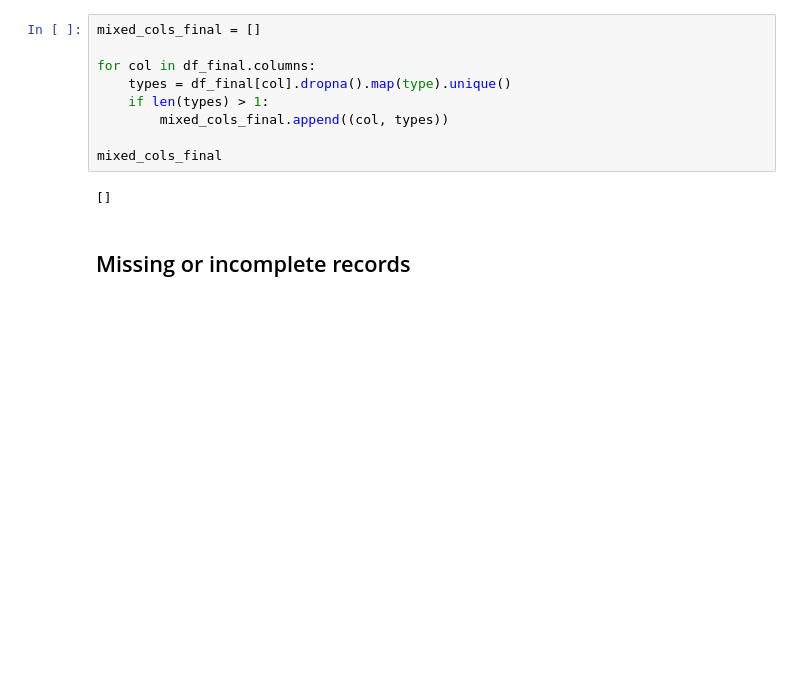
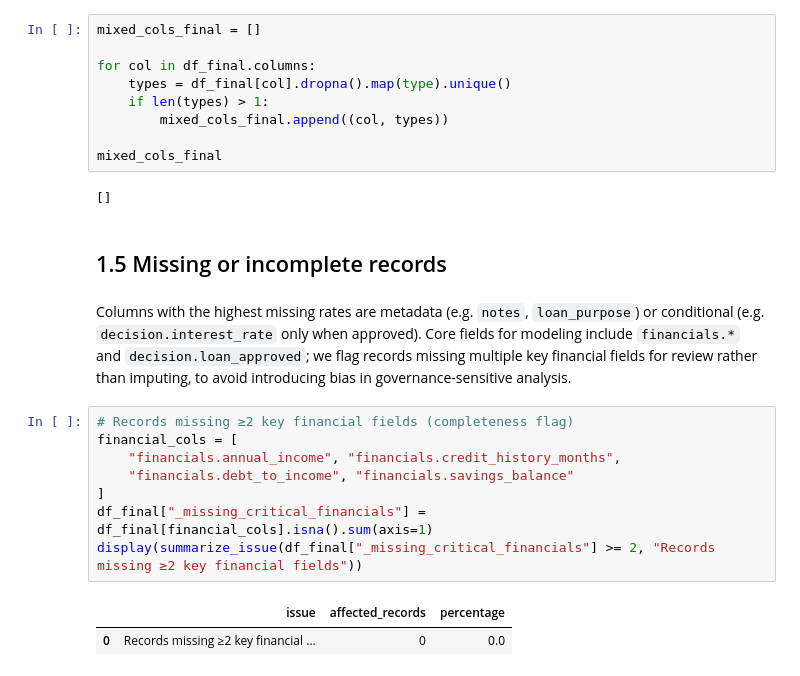
Before and after one commit to PC66323/2606_Data-Ecosystems_G14_novacred, a Jupyter notebook: notebooks/01-data-quality.ipynb, the cells around one changed output. Saved outputs shown, nothing was run; the diff lists cells and outputs as text; blank space fills up the shorter version.

```diff
--- a/notebooks/01-data-quality.ipynb
+++ b/notebooks/01-data-quality.ipynb
@@ -440,7 +469,20 @@ mixed_cols_final
 # %% [output]
 []
 # %% [markdown]
-## Missing or incomplete records
+## 1.5 Missing or incomplete records
+# %% [markdown]
+Columns with the highest missing rates are metadata (e.g. `notes`, `loan_purpose`) or conditional (e.g. `decision.interest_rate` only when approved). Core fields for modeling include `financials.*` and `decision.loan_approved`; we flag records missing multiple key financial fields for review rather than imputing, to avoid introducing bias in governance-sensitive analysis.
+# %%
+# Records missing ≥2 key financial fields (completeness flag)
+financial_cols = [
+    "financials.annual_income", "financials.credit_history_months",
+    "financials.debt_to_income", "financials.savings_balance"
+]
+df_final["_missing_critical_financials"] = df_final[financial_cols].isna().sum(axis=1)
+display(summarize_issue(df_final["_missing_critical_financials"] >= 2, "Records missing ≥2 key financial fields"))
+# %% [output]
+|  | issue | affected_records | percentage |
+| 0 | Records missing ≥2 key financial ... | 0 | 0.0 |
 # %%
 missing_summary = (
     df_final.isna()
```
Also changed, not shown: parts of 33 cells of this notebook, 1 other file.
